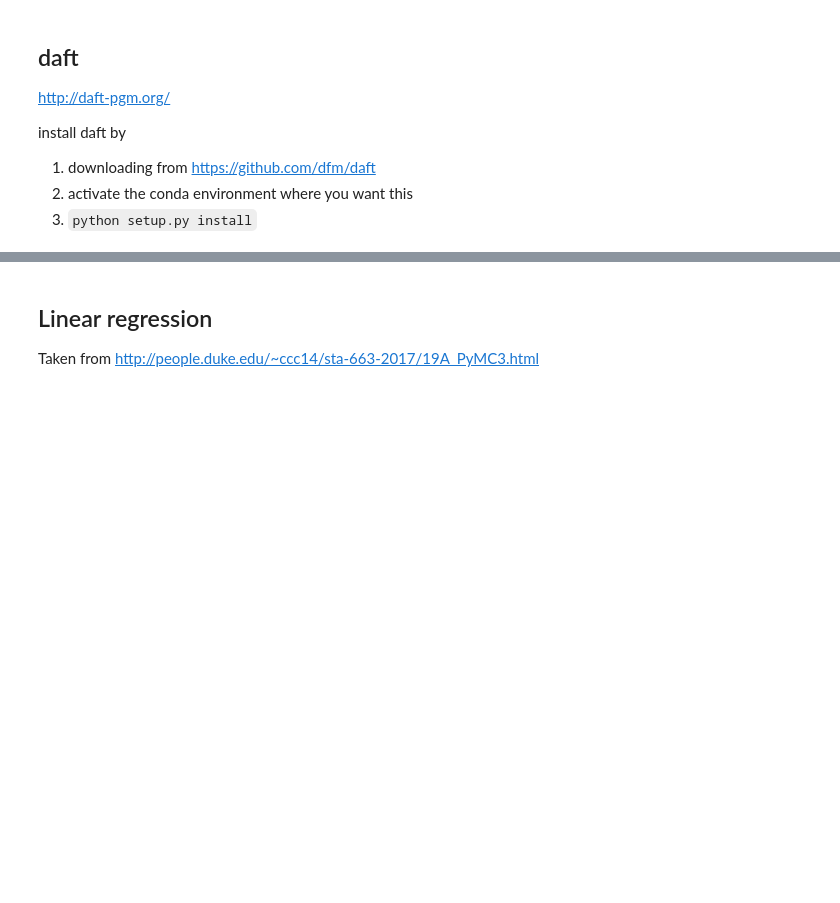
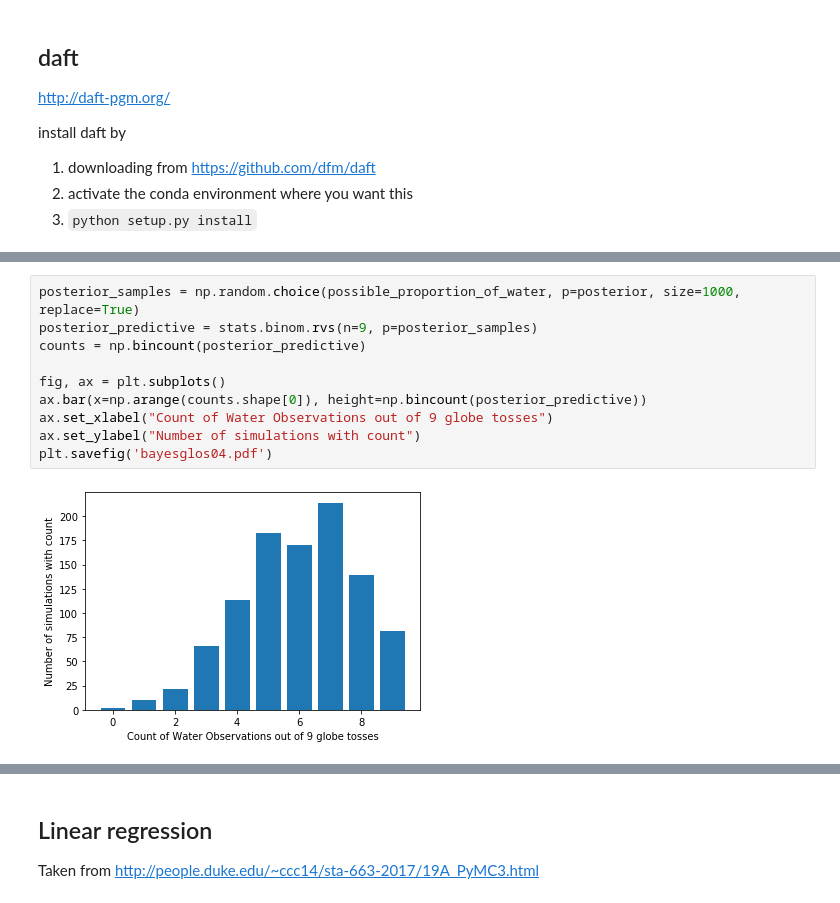
Before and after one commit to NelisW/miscellania, a Jupyter notebook: Bayesian-inference.ipynb, the cells around one changed output, grey strips where cells are left out. Drawn from its saved outputs; the diff is of its cells as text; blank space fills up the shorter version.

```diff
--- a/Bayesian-inference.ipynb
+++ b/Bayesian-inference.ipynb
@@ -12,0 +81,12 @@ install daft by
+# %%
+posterior_samples = np.random.choice(possible_proportion_of_water, p=posterior, size=1000, replace=True)
+posterior_predictive = stats.binom.rvs(n=9, p=posterior_samples)
+counts = np.bincount(posterior_predictive)
+
+fig, ax = plt.subplots()
+ax.bar(x=np.arange(counts.shape[0]), height=np.bincount(posterior_predictive))
+ax.set_xlabel("Count of Water Observations out of 9 globe tosses")
+ax.set_ylabel("Number of simulations with count")
+plt.savefig('bayesglos04.pdf')
+# %% [output]
+[figure, added]
```
Also changed, not shown: parts of 8 cells of this notebook, 2 other files.
